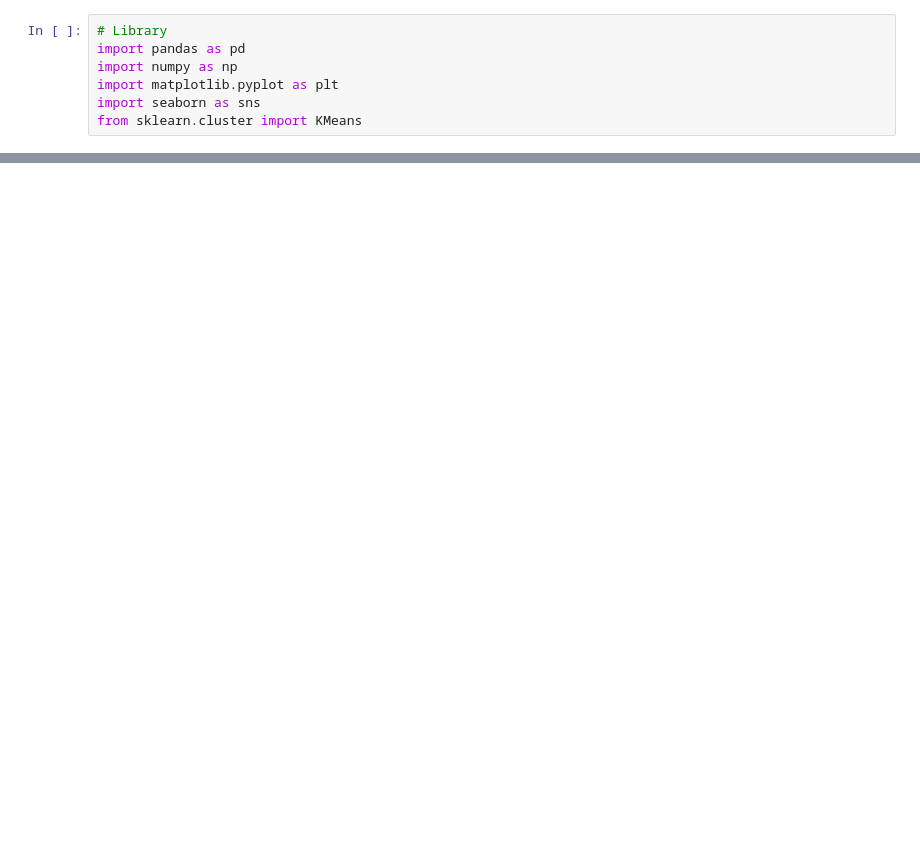
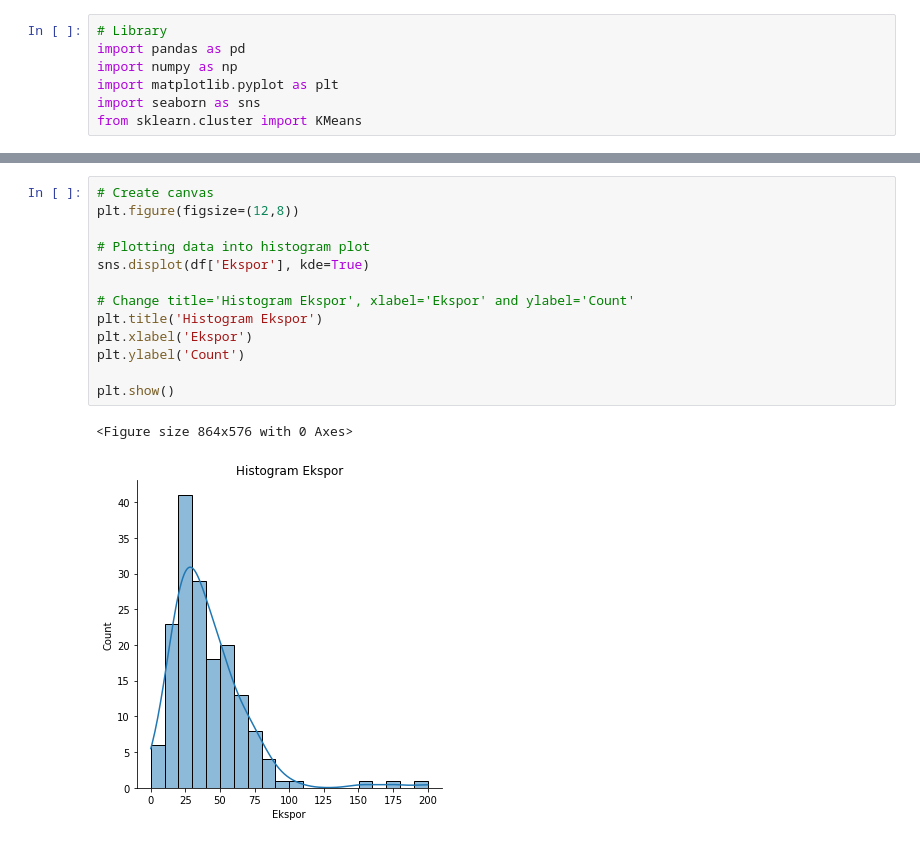
Before and after one commit to benidictusgalihmp/DS-SanberCode, a Jupyter notebook: Final Project/src/W04_F01.ipynb, the cells around one changed output, grey strips where cells are left out. Drawn from its saved outputs; the diff is of its cells as text; blank space fills up the shorter version.

```diff
--- a/Final Project/src/W04_F01.ipynb
+++ b/Final Project/src/W04_F01.ipynb
@@ -76,0 +106,16 @@ memory usage: 13.2+ KB
+# %%
+# Create canvas
+plt.figure(figsize=(12,8))
+
+# Plotting data into histogram plot
+sns.displot(df['Ekspor'], kde=True)
+
+# Change title='Histogram Ekspor', xlabel='Ekspor' and ylabel='Count'
+plt.title('Histogram Ekspor')
+plt.xlabel('Ekspor')
+plt.ylabel('Count')
+
+plt.show()
+# %% [output]
+<Figure size 864x576 with 0 Axes>
+[figure, added]
```
Also changed, not shown: parts of 35 cells of this notebook.
